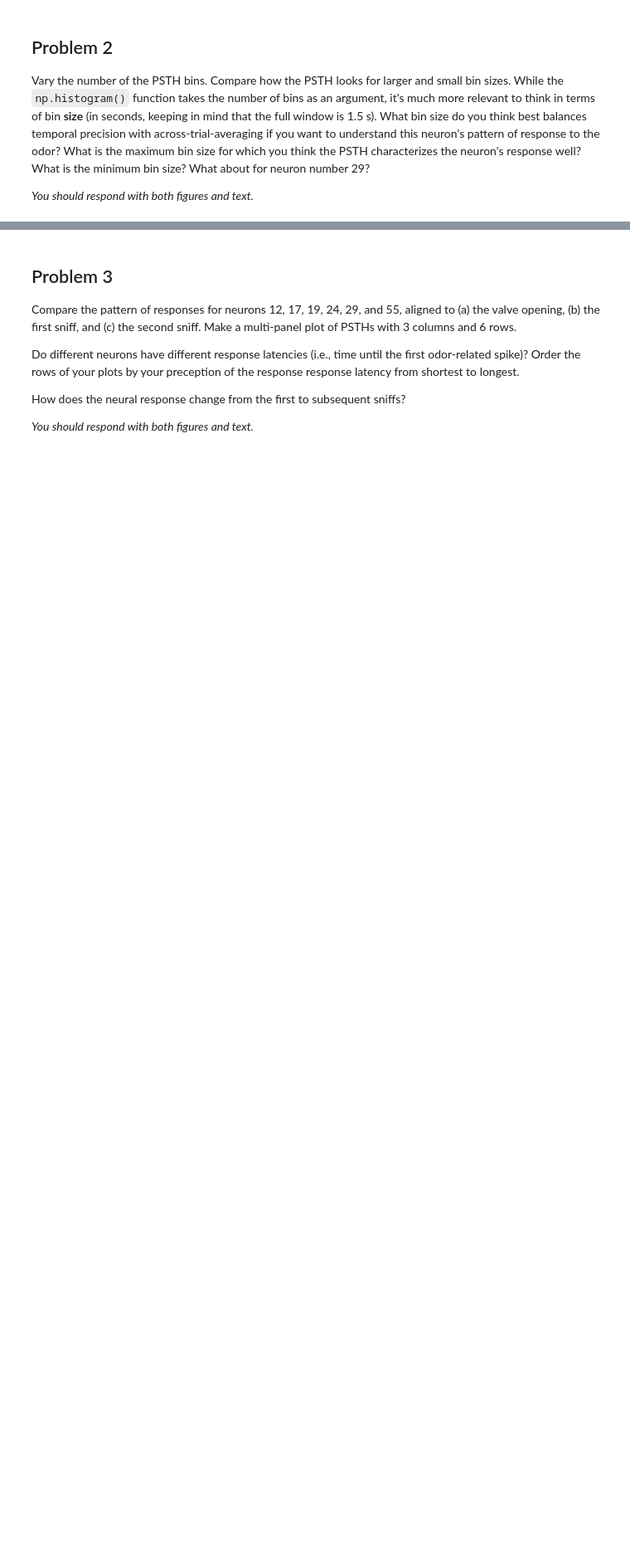
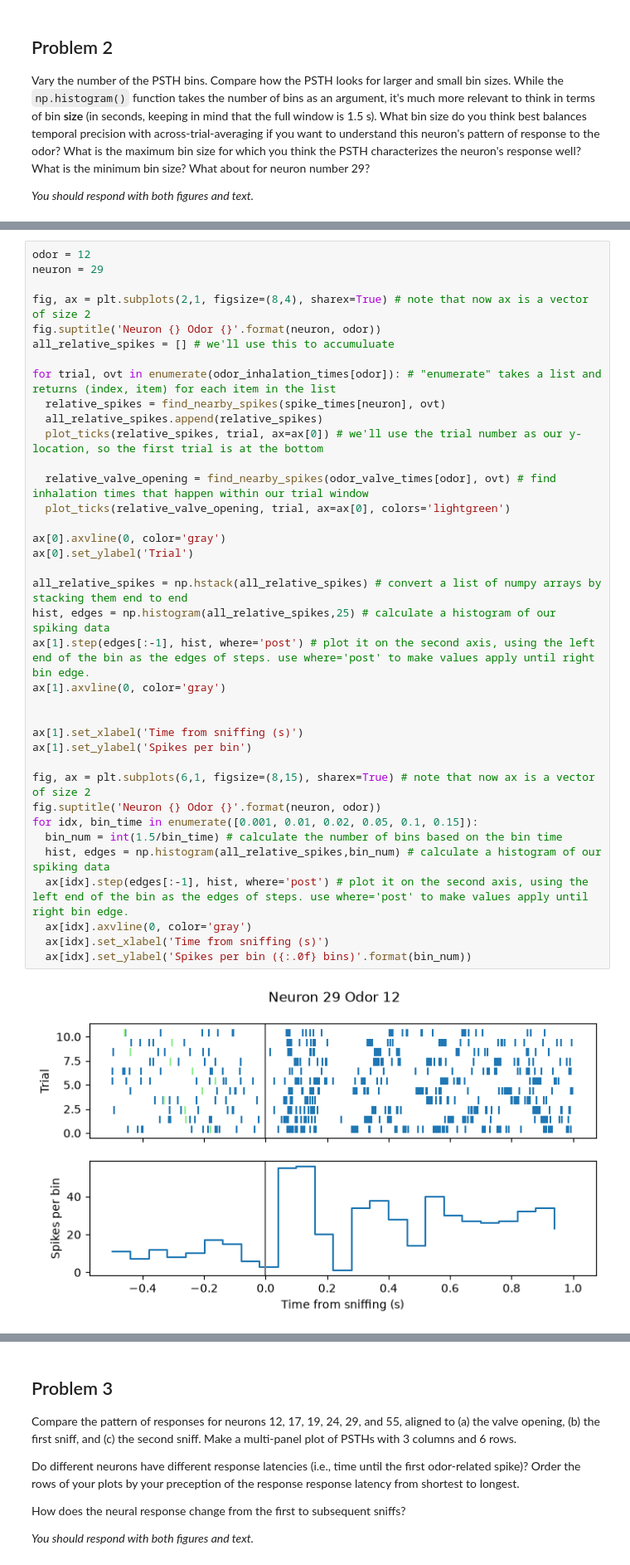
Before and after one commit to jesusmoncayo353/elec380, a Jupyter notebook: HW2/HW2_notebook.ipynb, the cells around one changed output, grey strips where cells are left out. Shown at 83% size. Saved outputs shown, nothing was run; the diff lists cells and outputs as text; blank space fills up the shorter version.

```diff
--- a/HW2/HW2_notebook.ipynb
+++ b/HW2/HW2_notebook.ipynb
@@ -150,0 +197,39 @@ _You should respond with both figures and text._
+# %%
+odor = 12
+neuron = 29
+
+fig, ax = plt.subplots(2,1, figsize=(8,4), sharex=True) # note that now ax is a vector of size 2
+fig.suptitle('Neuron {} Odor {}'.format(neuron, odor))
+all_relative_spikes = [] # we'll use this to accumuluate
+
+for trial, ovt in enumerate(odor_inhalation_times[odor]): # "enumerate" takes a list and returns (index, item) for each item in the list
+  relative_spikes = find_nearby_spikes(spike_times[neuron], ovt)
+  all_relative_spikes.append(relative_spikes)
+  plot_ticks(relative_spikes, trial, ax=ax[0]) # we'll use the trial number as our y-location, so the first trial is at the bottom
+
+  relative_valve_opening = find_nearby_spikes(odor_valve_times[odor], ovt) # find inhalation times that happen within our trial window
+  plot_ticks(relative_valve_opening, trial, ax=ax[0], colors='lightgreen')
+
+ax[0].axvline(0, color='gray')
+ax[0].set_ylabel('Trial')
+
+all_relative_spikes = np.hstack(all_relative_spikes) # convert a list of numpy arrays by stacking them end to end
+hist, edges = np.histogram(all_relative_spikes,25) # calculate a histogram of our spiking data
+ax[1].step(edges[:-1], hist, where='post') # plot it on the second axis, using the left end of the bin as the edges of steps. use where='post' to make values apply until right bin edge.
+ax[1].axvline(0, color='gray')
+
+
+ax[1].set_xlabel('Time from sniffing (s)')
+ax[1].set_ylabel('Spikes per bin')
+
+fig, ax = plt.subplots(6,1, figsize=(8,15), sharex=True) # note that now ax is a vector of size 2
+fig.suptitle('Neuron {} Odor {}'.format(neuron, odor))
+for idx, bin_time in enumerate([0.001, 0.01, 0.02, 0.05, 0.1, 0.15]):
+  bin_num = int(1.5/bin_time) # calculate the number of bins based on the bin time
+  hist, edges = np.histogram(all_relative_spikes,bin_num) # calculate a histogram of our spiking data
+  ax[idx].step(edges[:-1], hist, where='post') # plot it on the second axis, using the left end of the bin as the edges of steps. use where='post' to make values apply until right bin edge.
+  ax[idx].axvline(0, color='gray')
+  ax[idx].set_xlabel('Time from sniffing (s)')
+  ax[idx].set_ylabel('Spikes per bin ({:.0f} bins)'.format(bin_num))
+# %% [output]
+[figure, added]
```
Also changed, not shown: parts of 16 cells of this notebook, 2 other files.
